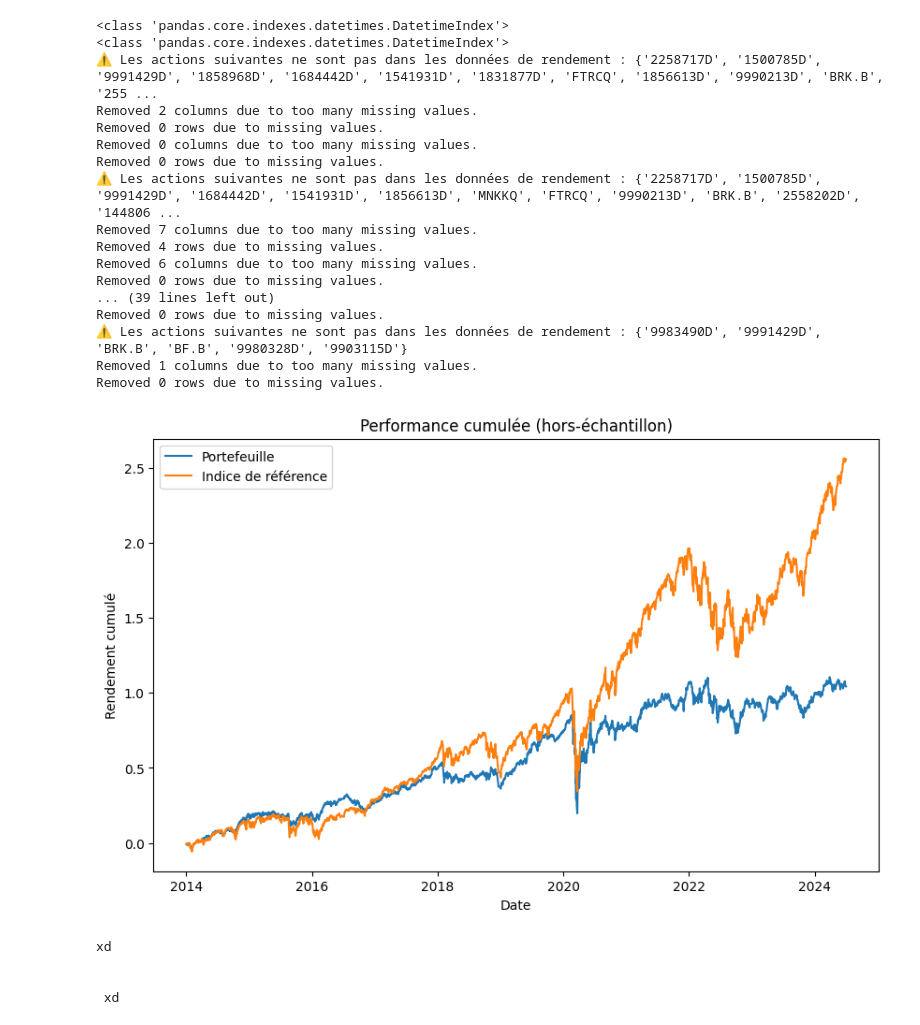
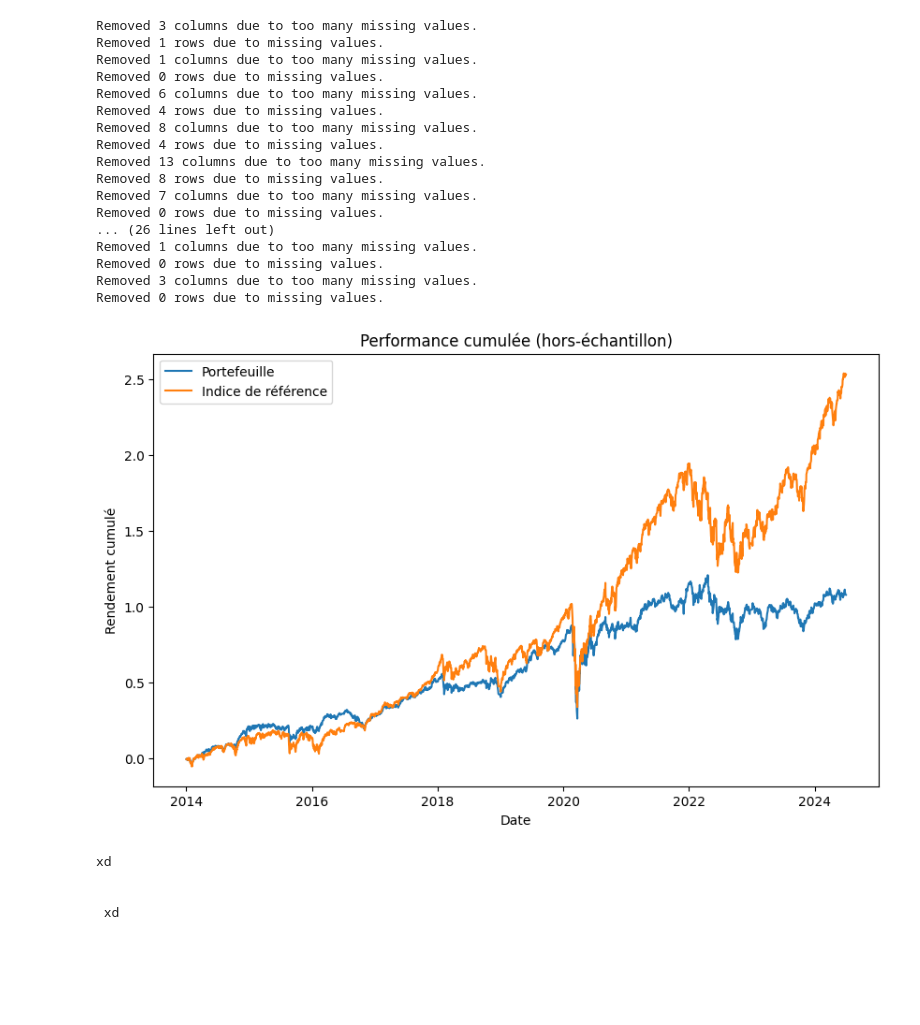
Before and after one commit to aubejay22/Index_Tracking, a Jupyter notebook: analyses_resultats.ipynb, the cells around one changed output. Cells and saved outputs as stored; diff of their text form; code cells hidden in the pictures; blank space fills up the shorter version.

Commit message:
données valide, mais résultats ne font pas de sens

```diff
--- a/analyses_resultats.ipynb
+++ b/analyses_resultats.ipynb
@@ -7,7 +7,6 @@ import matplotlib.pyplot as plt
 
 import pickle
 # %%
-filepath = 'results/portfolio_sp500_lagrange_ours_30.json'
+filepath = 'results/portfolio_sp500_lagrange_full_30.json'
 with open(filepath, 'rb') as f:
     portfolios = pickle.load(f)
-print(portfolios)
@@ -19,7 +16,7 @@ args = Namespace()
 args.index = 'sp500'
 args.data_path = 'financial_data'
 args.result_path = 'results'
-args.solution_name = 'lagrange_ours'
+args.solution_name = 'lagrange_full'
 args.rebalancing = 6
 args.start_date = '2014-01-02'
 args.end_date = '2025-01-02'
@@ -65,49 +62,49 @@ for i in range(n - 1):  # On va jusqu'à n-1 car on a besoin de t et t+1
     index_dates += list(window_returns.index)
 
 # Construire les séries temporelles
 rendements_portefeuille = pd.Series(rendements_portefeuille, index=index_dates)
 rendements_indice = pd.Series(rendements_indice, index=index_dates)
 
 # Cumuler les rendements
 rendements_cumules_portefeuille = (rendements_portefeuille + 1).cumprod() -1
 rendements_cumules_indice = (rendements_indice + 1).cumprod() - 1
 
 # Tracer
 plt.figure(figsize=(10, 6))  # Taille du graphique
 
 # Tracer les deux courbes
 plt.plot(rendements_cumules_portefeuille, label="Portefeuille")
 plt.plot(rendements_cumules_indice, label="Indice de référence")
 
 # Ajouter des titres et des labels
 plt.title("Performance cumulée (hors-échantillon)")
 plt.xlabel("Date")
 plt.ylabel("Rendement cumulé")
 
 # Afficher la légende et la grille
 plt.legend()
 
 # Afficher le graphique
 plt.show()
 # %% [output]
-<class 'pandas.core.indexes.datetimes.DatetimeIndex'>
-<class 'pandas.core.indexes.datetimes.DatetimeIndex'>
-⚠️ Les actions suivantes ne sont pas dans les données de rendement : {'2258717D', '1500785D', '9991429D', '1858968D', '1684442D', '1541931D', '1831877D', 'FTRCQ', '1856613D', '9990213D', 'BRK.B', '255 ...
-Removed 2 columns due to too many missing values.
-Removed 0 rows due to missing values.
-Removed 0 columns due to too many missing values.
-Removed 0 rows due to missing values.
-⚠️ Les actions suivantes ne sont pas dans les données de rendement : {'2258717D', '1500785D', '9991429D', '1684442D', '1541931D', '1856613D', 'MNKKQ', 'FTRCQ', '9990213D', 'BRK.B', '2558202D', '144806 ...
-Removed 7 columns due to too many missing values.
-Removed 4 rows due to missing values.
-Removed 6 columns due to too many missing values.
-Removed 0 rows due to missing values.
-... (39 lines left out)
-Removed 0 rows due to missing values.
-⚠️ Les actions suivantes ne sont pas dans les données de rendement : {'9983490D', '9991429D', 'BRK.B', 'BF.B', '9980328D', '9903115D'}
+Removed 3 columns due to too many missing values.
+Removed 1 rows due to missing values.
 Removed 1 columns due to too many missing values.
 Removed 0 rows due to missing values.
+Removed 6 columns due to too many missing values.
+Removed 4 rows due to missing values.
+Removed 8 columns due to too many missing values.
+Removed 4 rows due to missing values.
+Removed 13 columns due to too many missing values.
+Removed 8 rows due to missing values.
+Removed 7 columns due to too many missing values.
+Removed 0 rows due to missing values.
+... (26 lines left out)
+Removed 1 columns due to too many missing values.
+Removed 0 rows due to missing values.
+Removed 3 columns due to too many missing values.
+Removed 0 rows due to missing values.
-[figure, old version]
+[figure, new version]
 # %%
 # %% [output]
 xd
```
Also changed, not shown: parts of 1 cell of this notebook, 17 other files.
